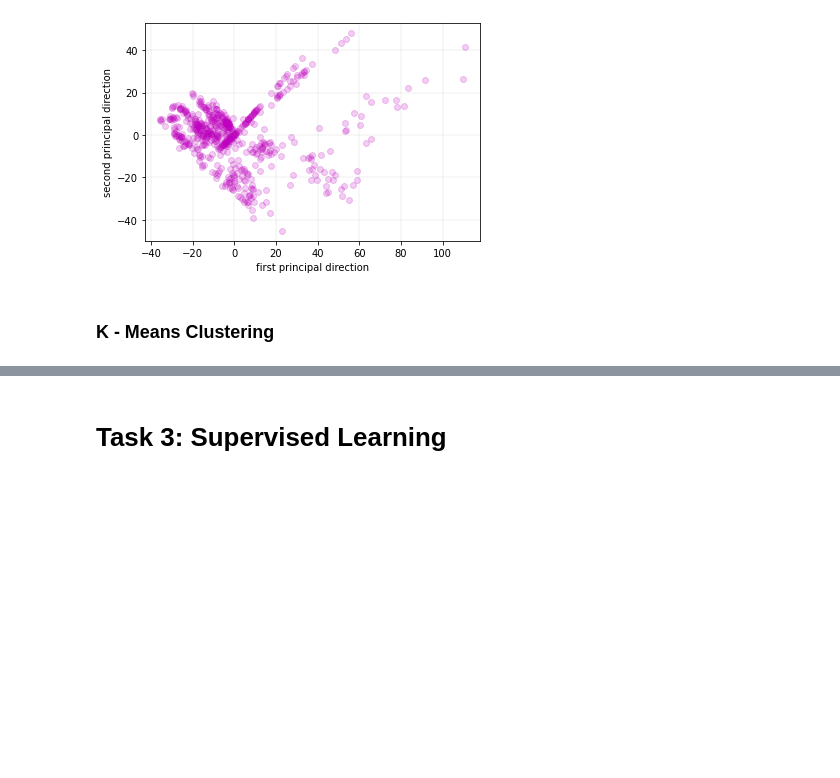
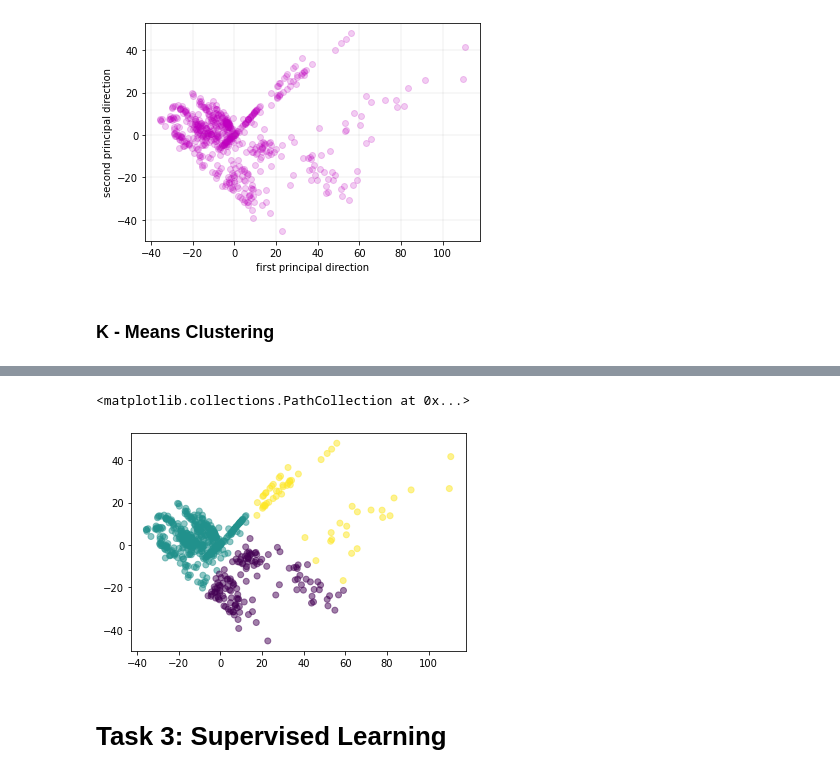
Before and after one commit to lfy05/Covid-19-Search-Trend-ML, a Jupyter notebook: Assignment1.ipynb, the cells around one changed output, grey strips where cells are left out. Saved outputs shown, nothing was run; the diff lists cells and outputs as text; code cells hidden in the pictures; blank space fills up the shorter version.

```diff
--- a/Assignment1.ipynb
+++ b/Assignment1.ipynb
@@ -347,7 +362,12 @@ plt.show()
 # %%
-# choose 8
-kmeans = KMeans(n_clusters = 8, n_init = 30, init = 'k-means++')
+# choose 3 based on the silhouette and the elbow method
+kmeans = KMeans(n_clusters = 3, n_init = 30, init = 'k-means++')
 prediction = kmeans.fit_predict(searchTrendDataPCA)
+# %%
+plt.scatter(searchTrendDataPCA[:,0], searchTrendDataPCA[:,1], c=prediction, alpha=0.5)
+# %% [output]
+<matplotlib.collections.PathCollection at 0x...>
+[figure, added]
 # %% [markdown]
 # Task 3: Supervised Learning
 # %% [markdown]
```
Also changed, not shown: parts of 3 cells of this notebook.
